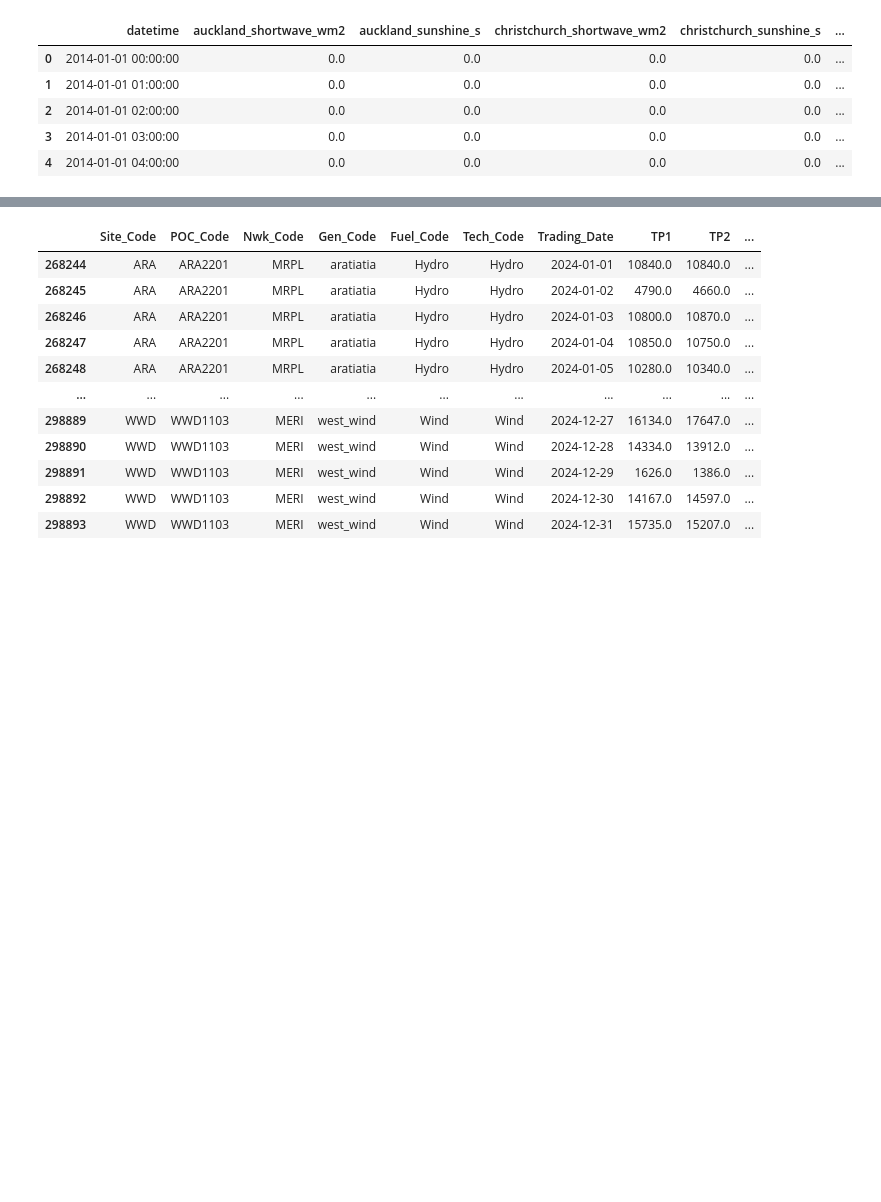
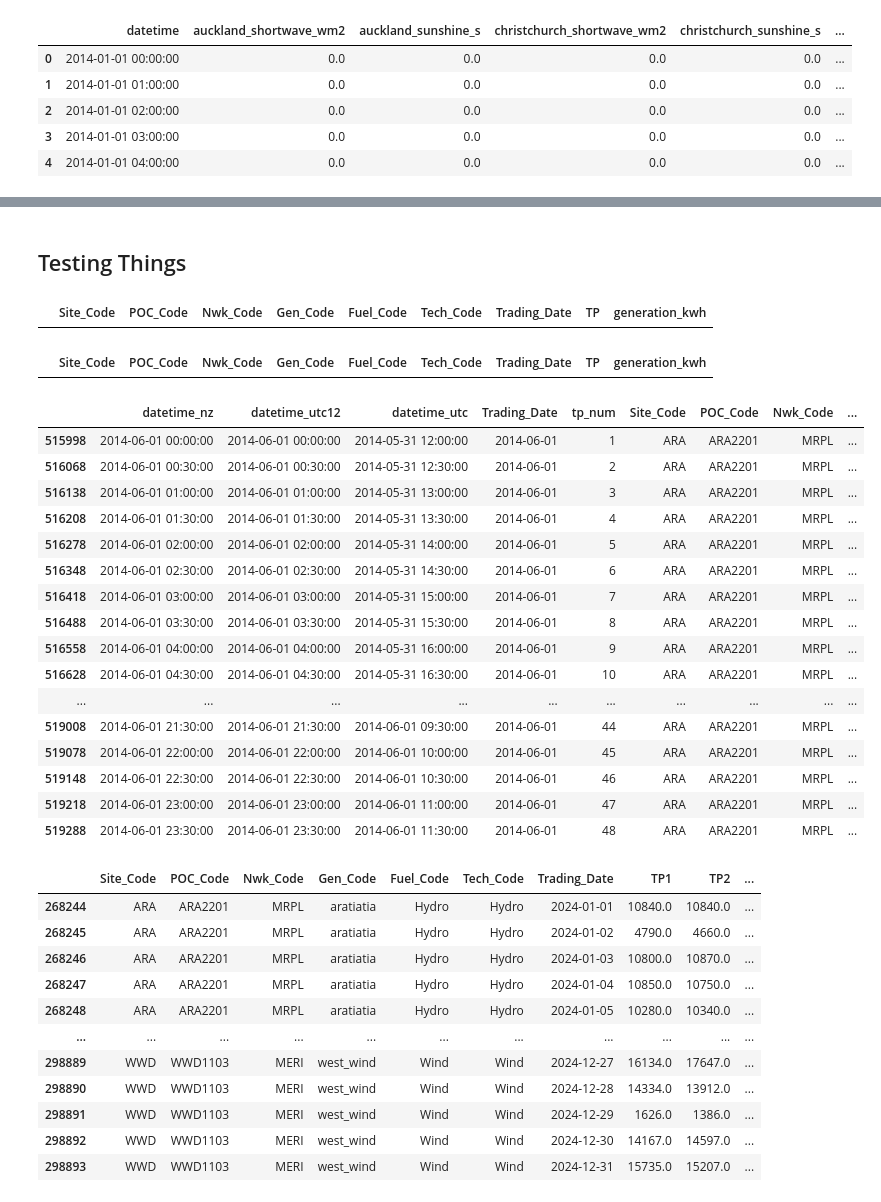
Before and after one commit to DaveGiGi/Duckstradamus, a Jupyter notebook: Data_Processing/preprocessing_Jacques.ipynb, the cells around one changed output, grey strips where cells are left out. Saved outputs shown, nothing was run; the diff lists cells and outputs as text; code cells hidden in the pictures; blank space fills up the shorter version.

Commit message:
quasi finished content generation cleaning

```diff
--- a/Data_Processing/preprocessing_Jacques.ipynb
+++ b/Data_Processing/preprocessing_Jacques.ipynb
@@ -75,3 +152,37 @@ df = df.rename(columns={'Trading_date': 'Trading_Date'})
+# %% [markdown]
+## Testing Things
+# %%
+df_long[(df_long['generation_kwh'].isna()) &
+        (df_long['TP'] != "TP50") &
+        (df_long['TP'] != "TP49") &
+        (df_long['Trading_Date'].str[5:7] != '09')]
+# %% [output]
+|  | Site_Code | POC_Code | Nwk_Code | Gen_Code | Fuel_Code | Tech_Code | Trading_Date | TP | generation_kwh |
+# %%
+df_long[(df_long['generation_kwh'].isna()) & (df_long['TP'] != "TP50") & (df_long['TP'] != "TP49")
+         & (df_long['TP'] != "TP47") & (df_long['TP'] != "TP48")]
+# %% [output]
+|  | Site_Code | POC_Code | Nwk_Code | Gen_Code | Fuel_Code | Tech_Code | Trading_Date | TP | generation_kwh |
+# %%
+df_long[(df_long['Site_Code'] == "ARA") & (df_long['Trading_Date'].str.startswith('2014-06-01'))]
+# %% [output]
+|  | datetime_nz | datetime_utc12 | datetime_utc | Trading_Date | tp_num | Site_Code | POC_Code | Nwk_Code | ... |
+| 515998 | 2014-06-01 00:00:00 | 2014-06-01 00:00:00 | 2014-05-31 12:00:00 | 2014-06-01 | 1 | ARA | ARA2201 | MRPL | ... |
+| 516068 | 2014-06-01 00:30:00 | 2014-06-01 00:30:00 | 2014-05-31 12:30:00 | 2014-06-01 | 2 | ARA | ARA2201 | MRPL | ... |
+| 516138 | 2014-06-01 01:00:00 | 2014-06-01 01:00:00 | 2014-05-31 13:00:00 | 2014-06-01 | 3 | ARA | ARA2201 | MRPL | ... |
+| 516208 | 2014-06-01 01:30:00 | 2014-06-01 01:30:00 | 2014-05-31 13:30:00 | 2014-06-01 | 4 | ARA | ARA2201 | MRPL | ... |
+| 516278 | 2014-06-01 02:00:00 | 2014-06-01 02:00:00 | 2014-05-31 14:00:00 | 2014-06-01 | 5 | ARA | ARA2201 | MRPL | ... |
+| 516348 | 2014-06-01 02:30:00 | 2014-06-01 02:30:00 | 2014-05-31 14:30:00 | 2014-06-01 | 6 | ARA | ARA2201 | MRPL | ... |
+| 516418 | 2014-06-01 03:00:00 | 2014-06-01 03:00:00 | 2014-05-31 15:00:00 | 2014-06-01 | 7 | ARA | ARA2201 | MRPL | ... |
+| 516488 | 2014-06-01 03:30:00 | 2014-06-01 03:30:00 | 2014-05-31 15:30:00 | 2014-06-01 | 8 | ARA | ARA2201 | MRPL | ... |
+| 516558 | 2014-06-01 04:00:00 | 2014-06-01 04:00:00 | 2014-05-31 16:00:00 | 2014-06-01 | 9 | ARA | ARA2201 | MRPL | ... |
+| 516628 | 2014-06-01 04:30:00 | 2014-06-01 04:30:00 | 2014-05-31 16:30:00 | 2014-06-01 | 10 | ARA | ARA2201 | MRPL | ... |
+| ... | ... | ... | ... | ... | ... | ... | ... | ... | ... |
+| 519008 | 2014-06-01 21:30:00 | 2014-06-01 21:30:00 | 2014-06-01 09:30:00 | 2014-06-01 | 44 | ARA | ARA2201 | MRPL | ... |
+| 519078 | 2014-06-01 22:00:00 | 2014-06-01 22:00:00 | 2014-06-01 10:00:00 | 2014-06-01 | 45 | ARA | ARA2201 | MRPL | ... |
+| 519148 | 2014-06-01 22:30:00 | 2014-06-01 22:30:00 | 2014-06-01 10:30:00 | 2014-06-01 | 46 | ARA | ARA2201 | MRPL | ... |
+| 519218 | 2014-06-01 23:00:00 | 2014-06-01 23:00:00 | 2014-06-01 11:00:00 | 2014-06-01 | 47 | ARA | ARA2201 | MRPL | ... |
+| 519288 | 2014-06-01 23:30:00 | 2014-06-01 23:30:00 | 2014-06-01 11:30:00 | 2014-06-01 | 48 | ARA | ARA2201 | MRPL | ... |
 # %%
 df[pd.to_datetime(df['Trading_Date']).dt.year == 2024]
 # %% [output]
```
Also changed, not shown: parts of 5 cells of this notebook.
